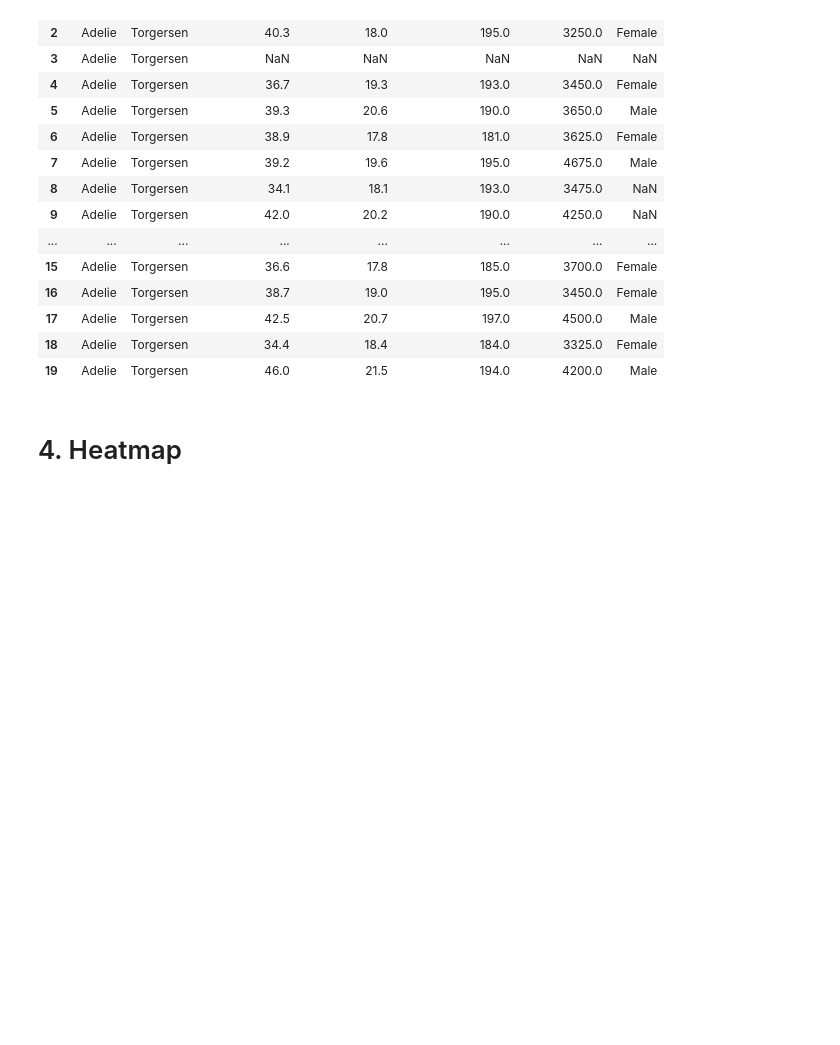
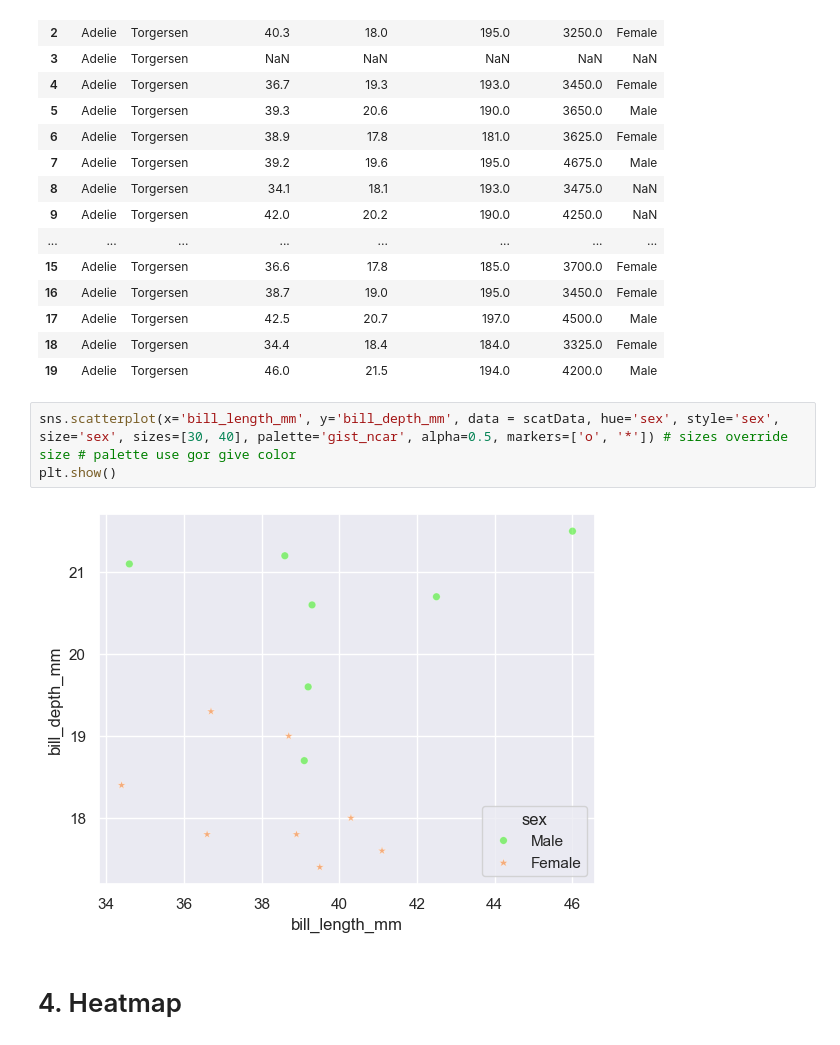
Before and after one commit to lukhi-laksh/Python-Seaborn, a Jupyter notebook: Advance.ipynb, the cells around one changed output. Cells and saved outputs as stored; diff of their text form; blank space fills up the shorter version.

```diff
--- a/Advance.ipynb
+++ b/Advance.ipynb
@@ -152,5 +152,10 @@ scatData
 | 17 | Adelie | Torgersen | 42.5 | 20.7 | 197.0 | 4500.0 | Male |
 | 18 | Adelie | Torgersen | 34.4 | 18.4 | 184.0 | 3325.0 | Female |
 | 19 | Adelie | Torgersen | 46.0 | 21.5 | 194.0 | 4200.0 | Male |
+# %%
+sns.scatterplot(x='bill_length_mm', y='bill_depth_mm', data = scatData, hue='sex', style='sex', size='sex', sizes=[30, 40], palette='gist_ncar', alpha=0.5, markers=['o', '*']) # sizes override size # palette use gor give color
+plt.show()
+# %% [output]
+[figure, added]
 # %% [markdown]
 # 4. Heatmap
```
